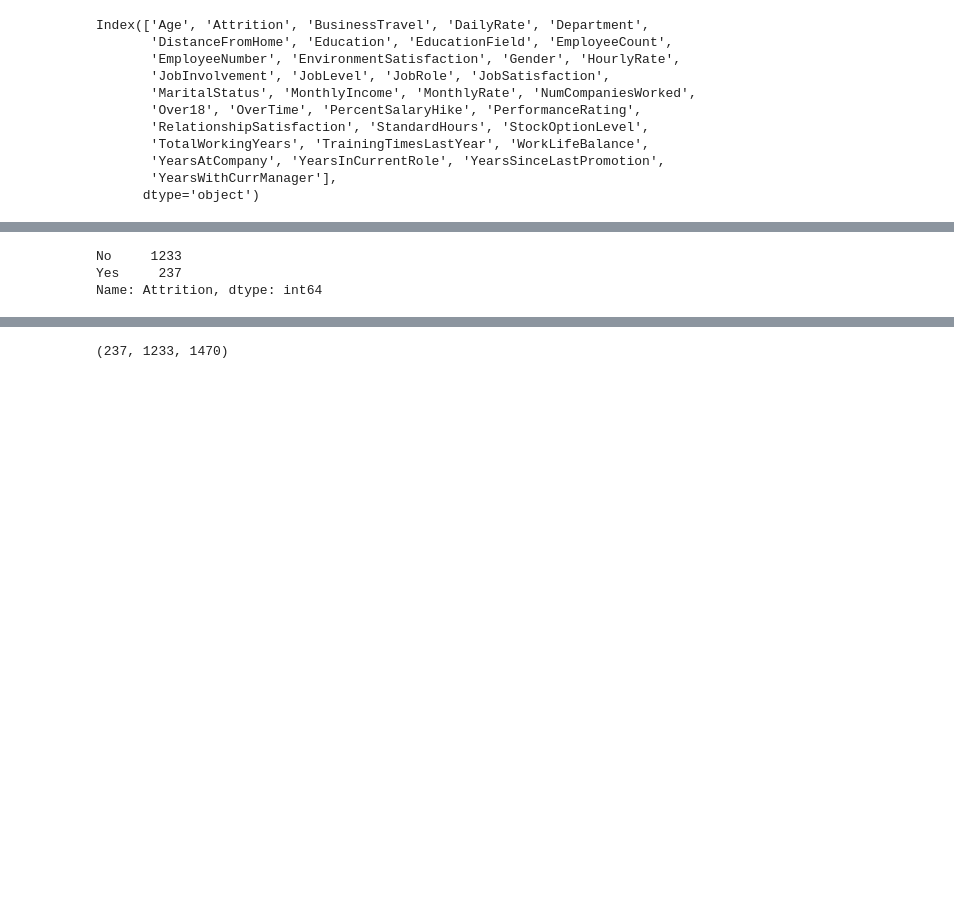
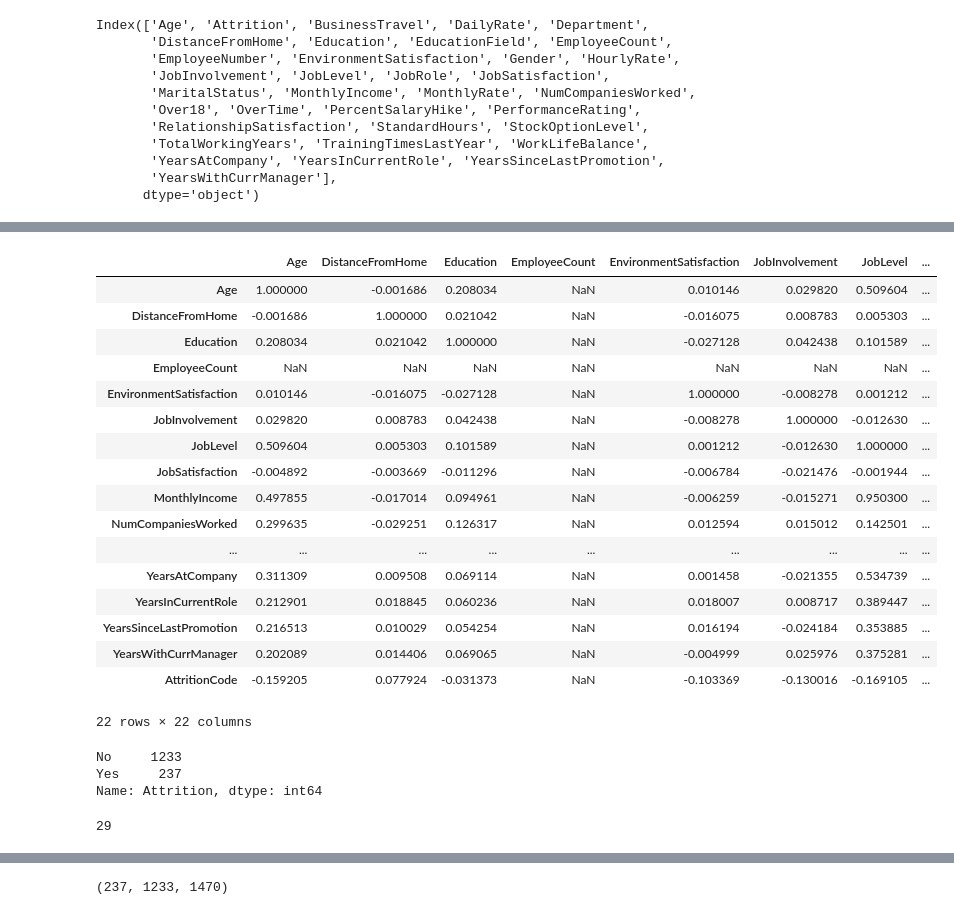
Before and after one commit to JDFDuarte/Attrition-Predictor, a Jupyter notebook: notebooks/template_notebook_Ella.ipynb, the cells around one changed output, grey strips where cells are left out. Cells and saved outputs as stored; diff of their text form; code cells hidden in the pictures; blank space fills up the shorter version.

```diff
--- a/notebooks/template_notebook_Ella.ipynb
+++ b/notebooks/template_notebook_Ella.ipynb
@@ -191,9 +214,34 @@ fig=sns.heatmap(
+# %%
+corr
+# %% [output]
+|  | Age | DistanceFromHome | Education | EmployeeCount | EnvironmentSatisfaction | JobInvolvement | JobLevel | ... |
+| Age | 1.000000 | -0.001686 | 0.208034 | NaN | 0.010146 | 0.029820 | 0.509604 | ... |
+| DistanceFromHome | -0.001686 | 1.000000 | 0.021042 | NaN | -0.016075 | 0.008783 | 0.005303 | ... |
+| Education | 0.208034 | 0.021042 | 1.000000 | NaN | -0.027128 | 0.042438 | 0.101589 | ... |
+| EmployeeCount | NaN | NaN | NaN | NaN | NaN | NaN | NaN | ... |
+| EnvironmentSatisfaction | 0.010146 | -0.016075 | -0.027128 | NaN | 1.000000 | -0.008278 | 0.001212 | ... |
+| JobInvolvement | 0.029820 | 0.008783 | 0.042438 | NaN | -0.008278 | 1.000000 | -0.012630 | ... |
+| JobLevel | 0.509604 | 0.005303 | 0.101589 | NaN | 0.001212 | -0.012630 | 1.000000 | ... |
+| JobSatisfaction | -0.004892 | -0.003669 | -0.011296 | NaN | -0.006784 | -0.021476 | -0.001944 | ... |
+| MonthlyIncome | 0.497855 | -0.017014 | 0.094961 | NaN | -0.006259 | -0.015271 | 0.950300 | ... |
+| NumCompaniesWorked | 0.299635 | -0.029251 | 0.126317 | NaN | 0.012594 | 0.015012 | 0.142501 | ... |
+| ... | ... | ... | ... | ... | ... | ... | ... | ... |
+| YearsAtCompany | 0.311309 | 0.009508 | 0.069114 | NaN | 0.001458 | -0.021355 | 0.534739 | ... |
+| YearsInCurrentRole | 0.212901 | 0.018845 | 0.060236 | NaN | 0.018007 | 0.008717 | 0.389447 | ... |
+| YearsSinceLastPromotion | 0.216513 | 0.010029 | 0.054254 | NaN | 0.016194 | -0.024184 | 0.353885 | ... |
+| YearsWithCurrManager | 0.202089 | 0.014406 | 0.069065 | NaN | -0.004999 | 0.025976 | 0.375281 | ... |
+| AttritionCode | -0.159205 | 0.077924 | -0.031373 | NaN | -0.103369 | -0.130016 | -0.169105 | ... |
+22 rows × 22 columns
 # %%
 df['Attrition'].value_counts()
 # %% [output]
 No     1233
 Yes     237
 Name: Attrition, dtype: int64
+# %%
+len(df.columns)
+# %% [output]
+29
 # %%
 df.columns
 # %% [output]
```
Also changed, not shown: parts of 23 cells of this notebook, 1 other file.
